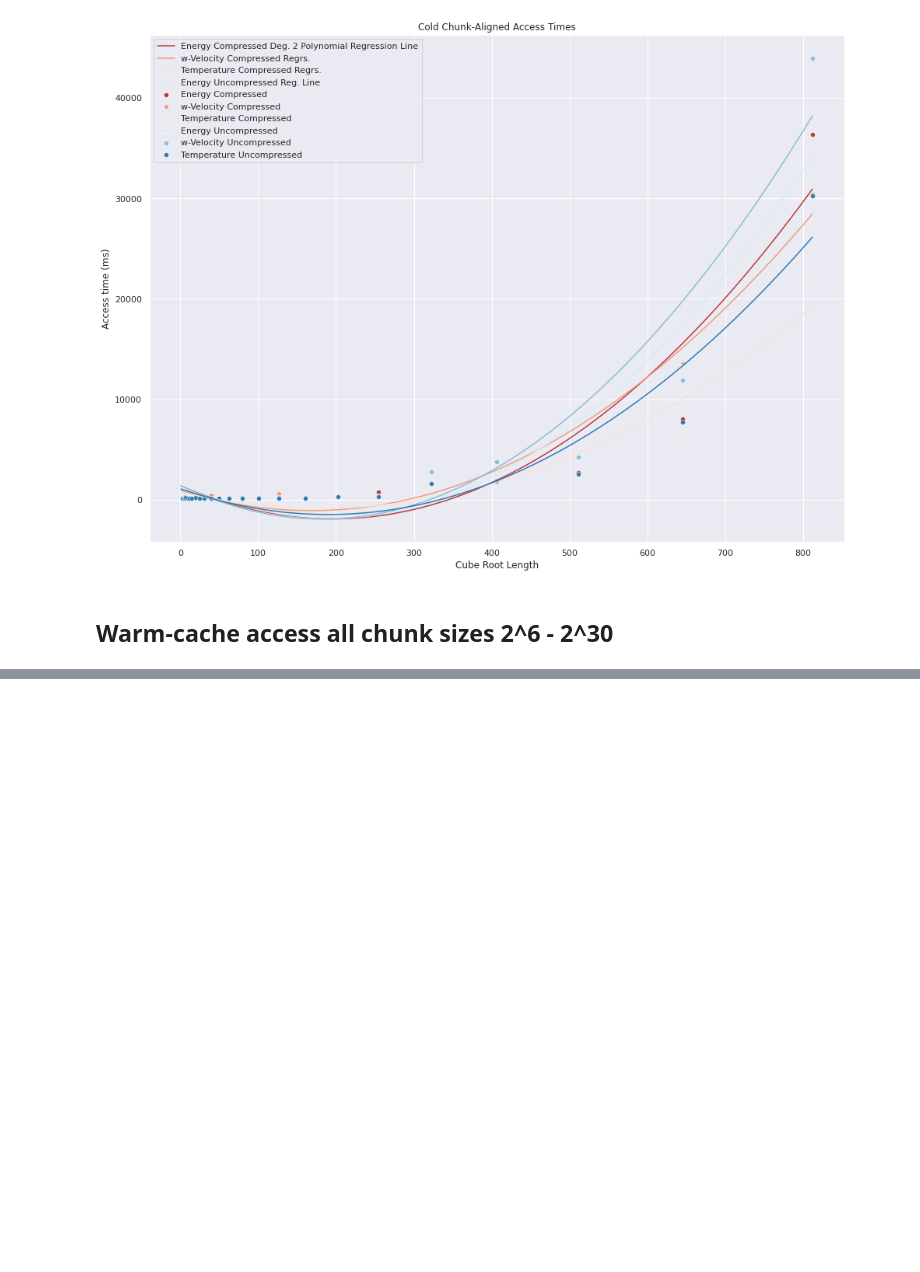
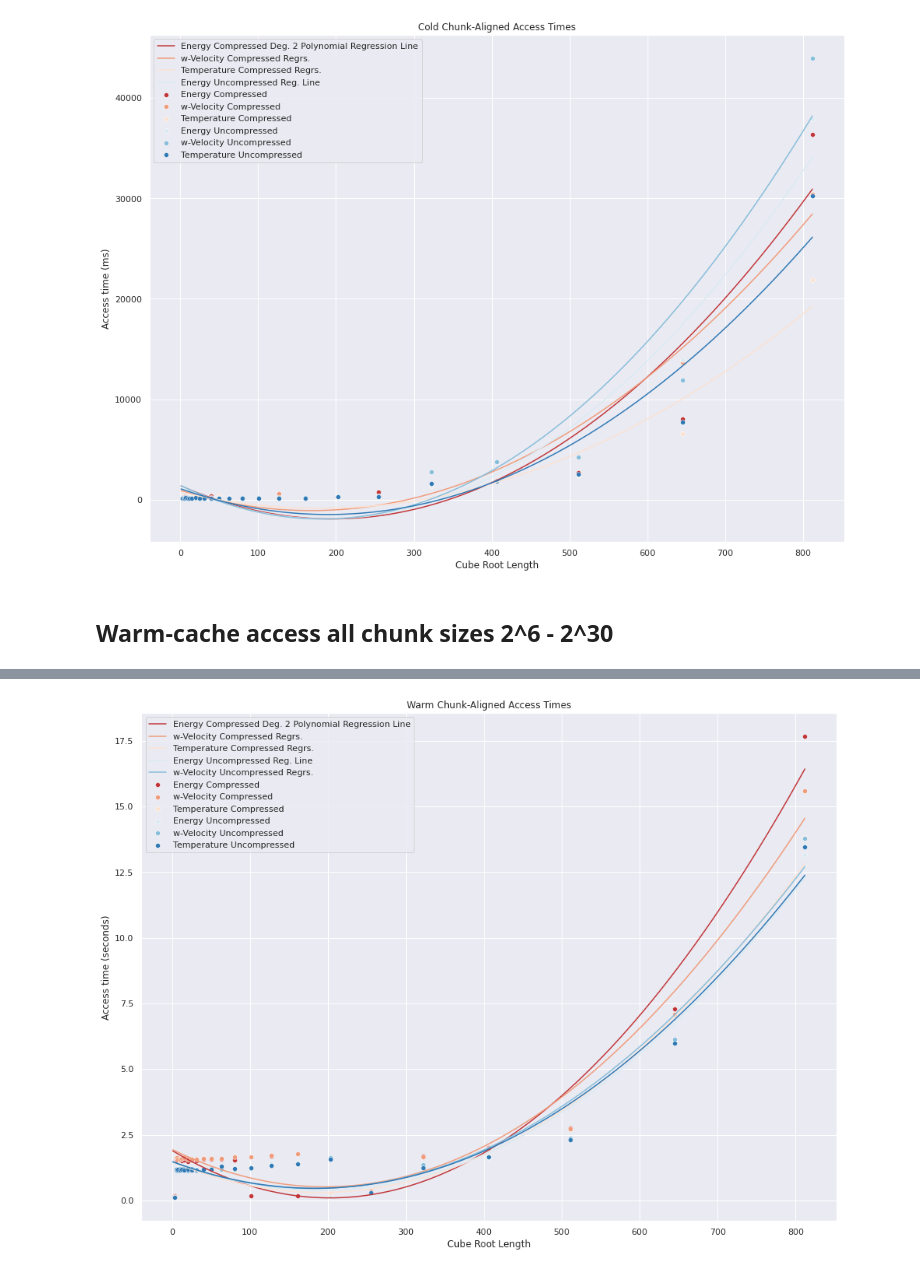
Before and after one commit to ariellubonja/ncar-zarr-code, a Jupyter notebook: compression-tradeoff-1-var.ipynb, the cells around one changed output, grey strips where cells are left out. Drawn from its saved outputs; the diff is of its cells as text; code cells hidden in the pictures; blank space fills up the shorter version.

Commit message:
Explicitly -n 1 on Warm experiments. 10x loops cause 10x result value for some reason. timeit bug?

```diff
--- a/compression-tradeoff-1-var.ipynb
+++ b/compression-tradeoff-1-var.ipynb
@@ -938,5 +998,12 @@ for i in range(len(cube_root_size)):
+# %%
+muw_w = []
+for i in range(len(cube_root_size)):
+    print(cube_root_size[i])
+    a = %timeit -o -r 7 -n 1 ncar_uncompressed['w'][0:cube_root_size[i],0:cube_root_size[i],0:cube_root_size[i]]
+    muw_w.append(a)
 # %%
+muw_t = []
 for i in range(len(cube_root_size)):
-#     _ = ncar_data['t'][0:2048,0:2048,0:2048]
     print(cube_root_size[i])
-    %timeit -o ncar_data['t'][0:cube_root_size[i],0:cube_root_size[i],0:cube_root_size[i]]
+    a = %timeit -o -r 7 -n 1 ncar_uncompressed['t'][0:cube_root_size[i],0:cube_root_size[i],0:cube_root_size[i]]
+    muw_t.append(a)
@@ -942,0 +1014,81 @@ for i in range(len(cube_root_size)):
+# %%
+mcw_e_array = np.array([i.all_runs for i in mcw_e])
+mcw_w_array = np.array([i.all_runs for i in mcw_w])
+mcw_t_array = np.array([i.all_runs for i in mcw_t])
+
+muw_e_array = np.array([i.all_runs for i in muw_e])
+muw_w_array = np.array([i.all_runs for i in muw_w])
+muw_t_array = np.array([i.all_runs for i in muw_t])
+# %%
+import seaborn as sns
+sns.set(rc={'figure.figsize':(16,12)})
+
+# Energy compressed
+var = np.mean(mcw_e_array, axis=1)# / 1000
+
+
+# Diverging Palettes - https://www.codecademy.com/article/seaborn-design-ii
+sns.set_palette("RdBu")
+
+ax = sns.scatterplot(x=cube_root_size, y=var, label="Energy Compressed").set(xlabel='Cube Root Length', ylabel='Access time (seconds)')
+#ax.set(xlabel='Cube Root Length', ylabel='Access time (ms)')
+
+# https://stackoverflow.com/questions/31632637/label-axes-on-seaborn-barplot
+mymodel = np.poly1d(np.polyfit(cube_root_size, var, 2))
+myline = np.linspace(1, cube_root_size[len(cube_root_size)-1], 1000)
+plt.plot(myline, mymodel(myline), label="Energy Compressed Deg. 2 Polynomial Regression Line")#, color="orange")
+
+# w-velocity compressed
+var = np.mean(mcw_w_array, axis=1)# / 1000
+
+ax = sns.scatterplot(x=cube_root_size, y=var, label="w-Velocity Compressed")
+
+mymodel_w = np.poly1d(np.polyfit(cube_root_size, var, 2))
+myline_w = np.linspace(1, cube_root_size[len(cube_root_size)-1], 1000)
+plt.plot(myline_w, mymodel_w(myline_w), label="w-Velocity Compressed Regrs.")
+
+
+# Temperature compressed
+var = np.mean(mcw_t_array, axis=1)# / 1000
+
+ax = sns.scatterplot(x=cube_root_size, y=var, label="Temperature Compressed")
+
+mymodel_t = np.poly1d(np.polyfit(cube_root_size, var, 2))
+myline_t = np.linspace(1, cube_root_size[len(cube_root_size)-1], 1000)
+plt.plot(myline_t, mymodel_t(myline_t), label="Temperature Compressed Regrs.")
+
+
+# sns.set_palette("dark") # This has no effect for some reason
+
+
+# Energy Uncompressed
+var = np.mean(muw_e_array, axis=1)# / 1000
+ax = sns.scatterplot(x=cube_root_size, y=var, label="Energy Uncompressed", palette=["red"])
+#ax.set(xlabel='Cube Root Length', ylabel='Access time (ms)')
+
+mymodel = np.poly1d(np.polyfit(cube_root_size, var, 2))
+myline = np.linspace(1, cube_root_size[len(cube_root_size)-1], 1000)
+plt.plot(myline, mymodel(myline), label="Energy Uncompressed Reg. Line")#, color="orange")
+
+# w-velocity Uncompressed
+var = np.mean(muw_w_array, axis=1)# / 1000
+ax = sns.scatterplot(x=cube_root_size, y=var, label="w-Velocity Uncompressed", palette=['dark'])
+
+mymodel_w = np.poly1d(np.polyfit(cube_root_size, var, 2))
+myline_w = np.linspace(1, cube_root_size[len(cube_root_size)-1], 1000)
+plt.plot(myline_w, mymodel_w(myline_w), label="w-Velocity Uncompressed Regrs.")
+
+
+# Temperature Uncompressed
+var = np.mean(muw_t_array, axis=1)# / 1000
+ax = sns.scatterplot(x=cube_root_size, y=var, label="Temperature Uncompressed")
+
+mymodel_t = np.poly1d(np.polyfit(cube_root_size, var, 2))
+myline_t = np.linspace(1, cube_root_size[len(cube_root_size)-1], 1000)
+plt.plot(myline_t, mymodel_t(myline_t), label="Temperature Uncompressed Regrs.")
+
+
+plt.title("Warm Chunk-Aligned Access Times")
+plt.show()
+# %% [output]
+[figure, added]
```
Also changed, not shown: parts of 30 cells of this notebook, 1 other file.
